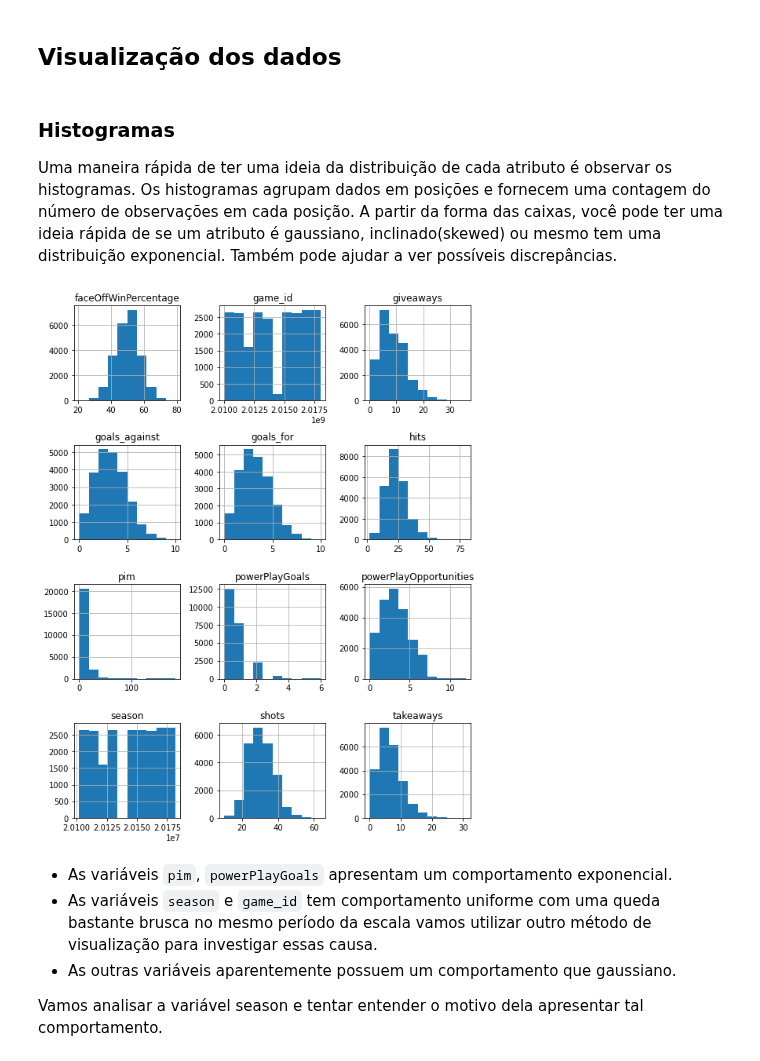
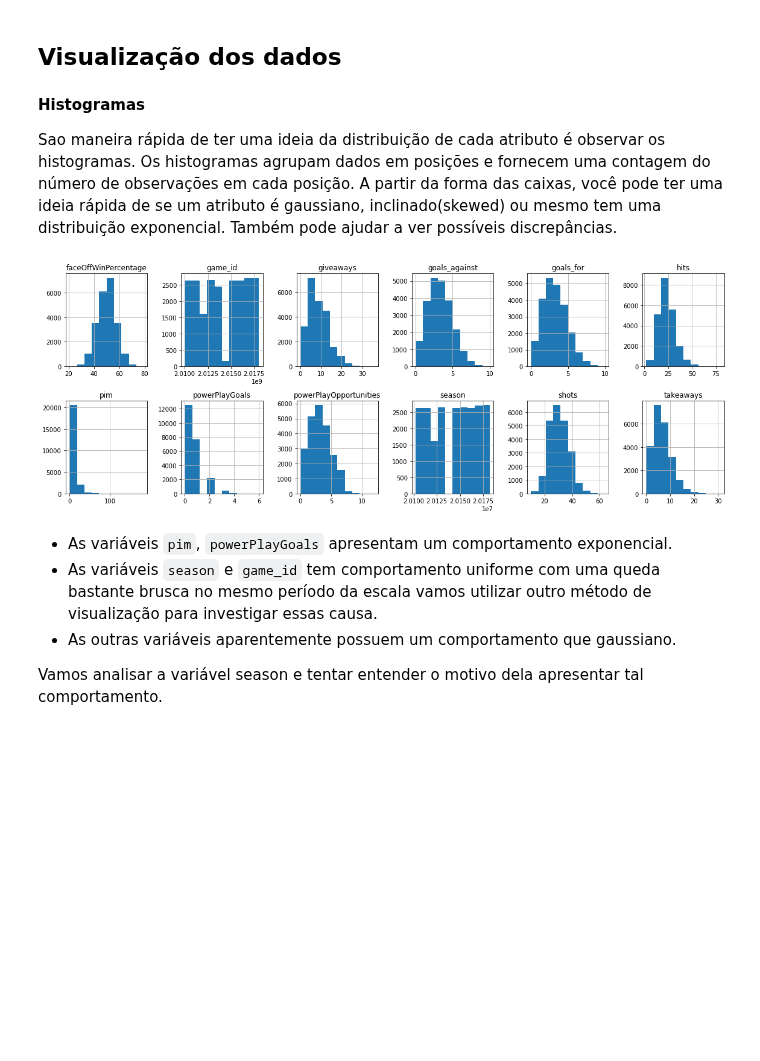
Before and after one commit to DanOakStats/NHL, a Jupyter notebook: eda_data.ipynb, the cells around one changed output. Saved outputs shown, nothing was run; the diff lists cells and outputs as text; code cells hidden in the pictures; blank space fills up the shorter version.

```diff
--- a/eda_data.ipynb
+++ b/eda_data.ipynb
@@ -288,14 +288,15 @@ A proxima etepa e a de visualizacao dos dados.
 # %% [markdown]
 ## Visualização dos dados
 # %% [markdown]
-### Histogramas
-Uma maneira rápida de ter uma ideia da distribuição de cada atributo é observar os histogramas. Os histogramas agrupam dados em posições e fornecem uma contagem do número de observações em cada posição. A partir da forma das caixas, você pode ter uma ideia rápida de se um atributo é gaussiano, inclinado(skewed) ou mesmo tem uma distribuição exponencial. Também pode ajudar a ver possíveis discrepâncias.
+**Histogramas**
+
+Sao maneira rápida de ter uma ideia da distribuição de cada atributo é observar os histogramas. Os histogramas agrupam dados em posições e fornecem uma contagem do número de observações em cada posição. A partir da forma das caixas, você pode ter uma ideia rápida de se um atributo é gaussiano, inclinado(skewed) ou mesmo tem uma distribuição exponencial. Também pode ajudar a ver possíveis discrepâncias.
 # %%
 # histograma
-nhl_eda.hist(bins=10, figsize=(8, 10))
+nhl_eda.hist(figsize=(16, 6), layout=(2,6))
 plt.tight_layout()
 # %% [output]
-[figure, old version]
+[figure, new version]
 # %% [markdown]
 * As variáveis `pim`, `powerPlayGoals` apresentam um comportamento exponencial.
 * As variáveis `season` e `game_id` tem comportamento uniforme com uma queda bastante brusca no mesmo período da escala vamos utilizar outro método de visualização para investigar essas causa.
```
Also changed, not shown: parts of 16 cells of this notebook.
